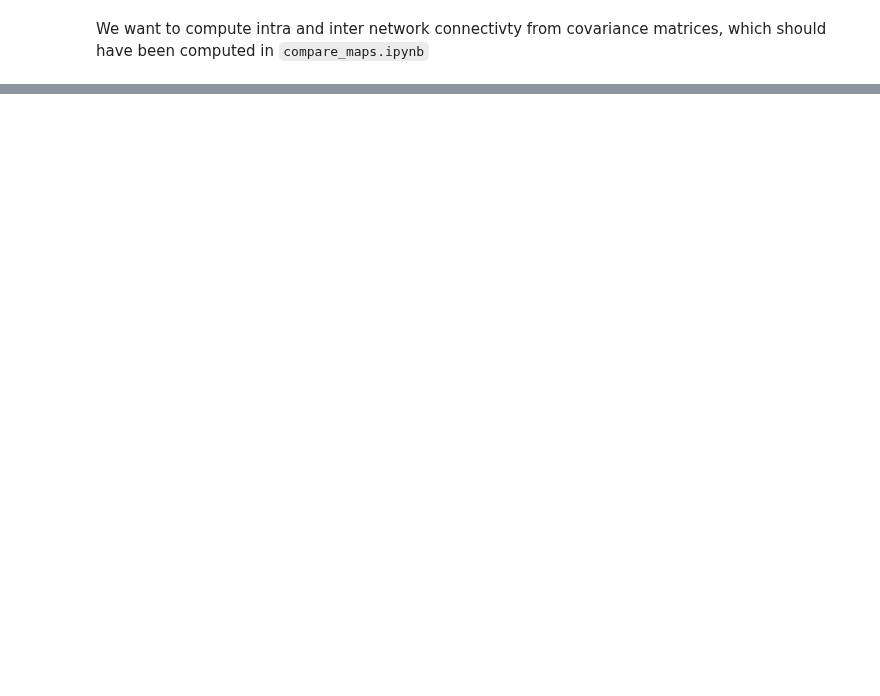
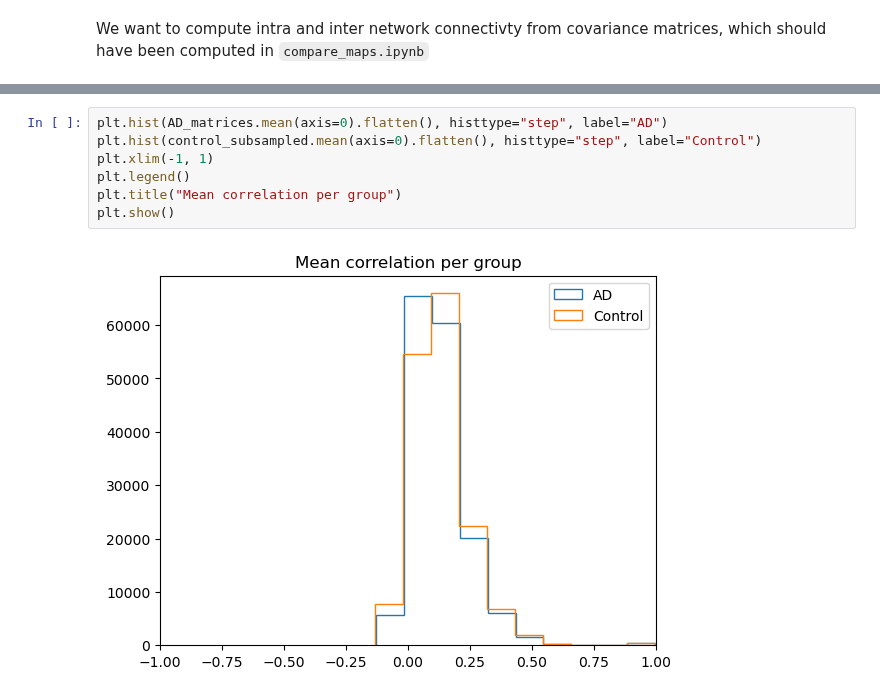
Before and after one commit to jonathan-legrand/bold-dementia, a Jupyter notebook: notebooks/network_analysis.ipynb, the cells around one changed output, grey strips where cells are left out. Drawn from its saved outputs; the diff is of its cells as text; blank space fills up the shorter version.

```diff
--- a/notebooks/network_analysis.ipynb
+++ b/notebooks/network_analysis.ipynb
@@ -89,0 +113,9 @@ plt.show()
+# %%
+plt.hist(AD_matrices.mean(axis=0).flatten(), histtype="step", label="AD")
+plt.hist(control_subsampled.mean(axis=0).flatten(), histtype="step", label="Control")
+plt.xlim(-1, 1)
+plt.legend()
+plt.title("Mean correlation per group")
+plt.show()
+# %% [output]
+[figure, added]
```
Also changed, not shown: parts of 7 cells of this notebook, 1 other file.
